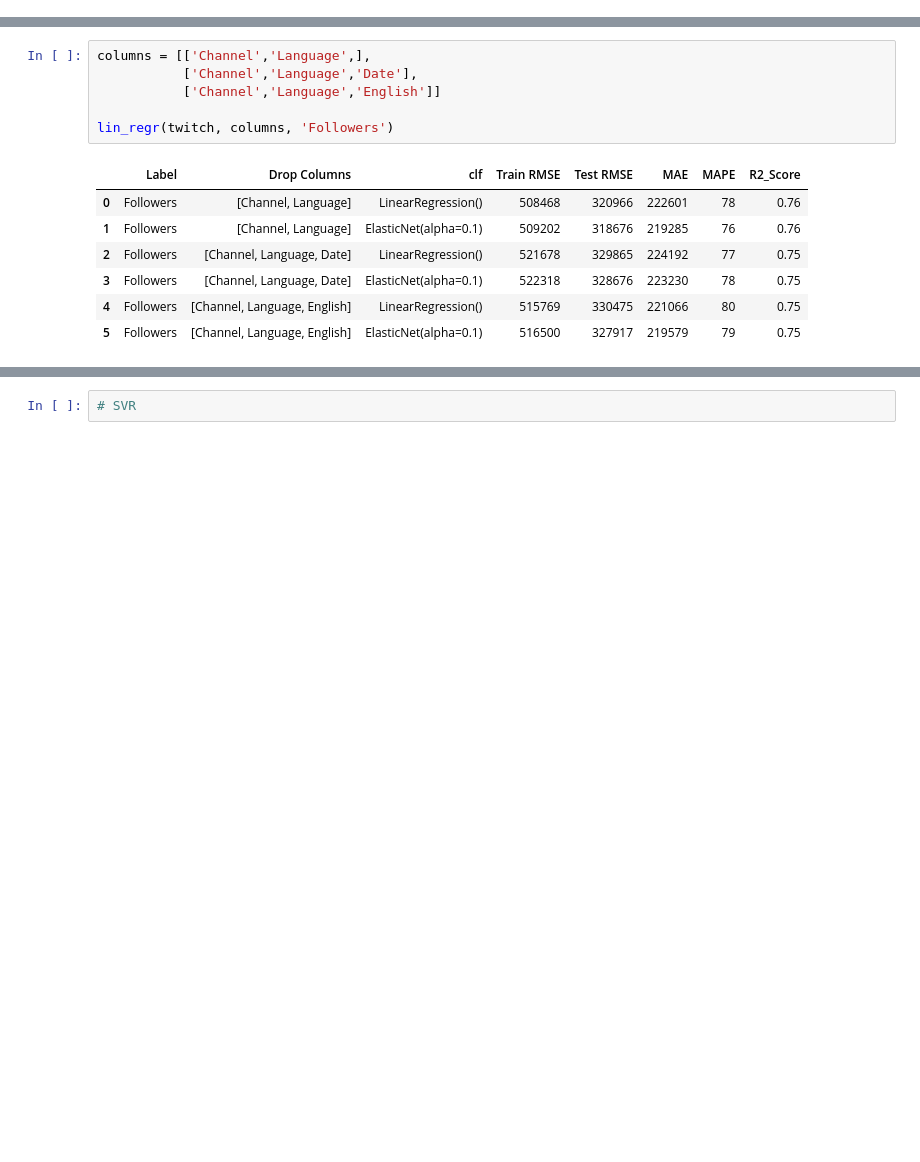
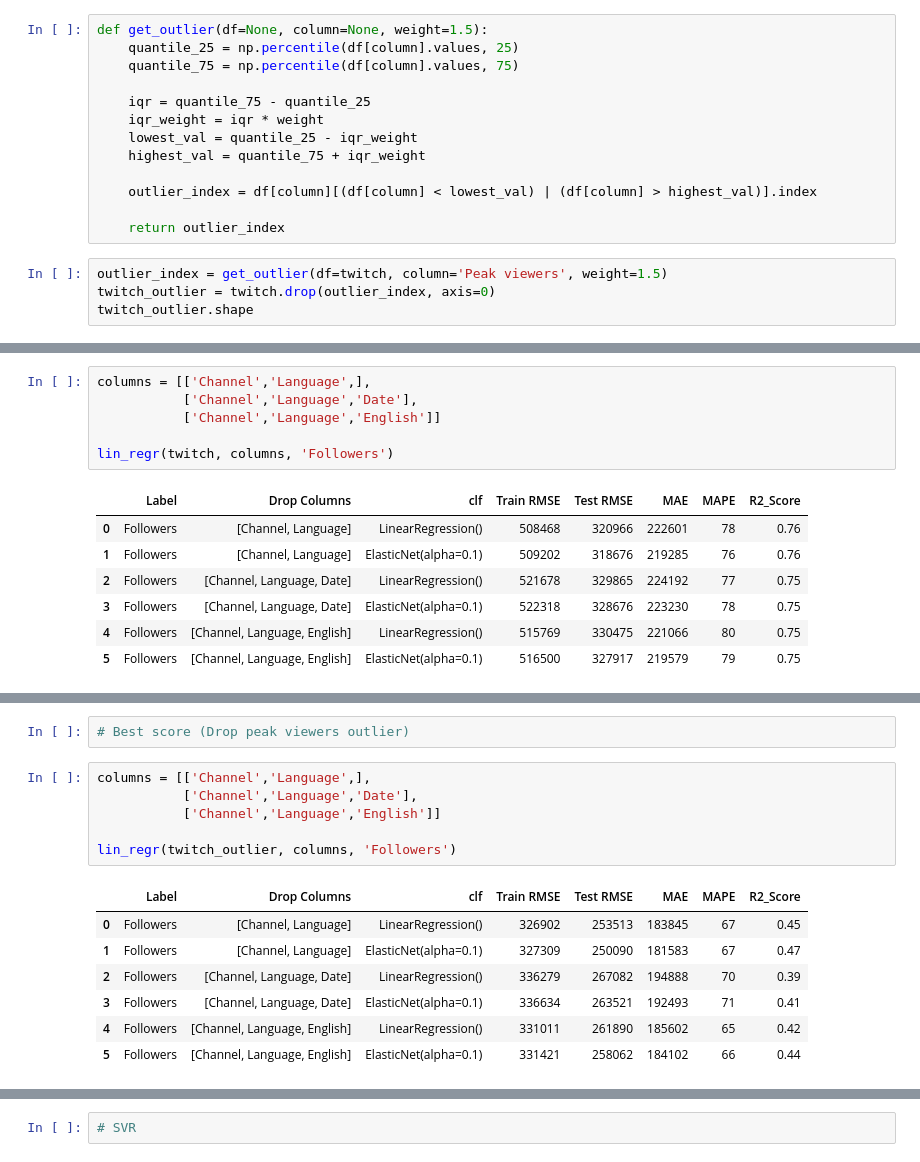
Before and after one commit to timeno10/dss_regression_twitch, a Jupyter notebook: regression.ipynb, the cells around one changed output, grey strips where cells are left out. Drawn from its saved outputs; the diff is of its cells as text; blank space fills up the shorter version.

```diff
--- a/regression.ipynb
+++ b/regression.ipynb
@@ -364,0 +196,17 @@ df.plot();
+# %%
+def get_outlier(df=None, column=None, weight=1.5):
+    quantile_25 = np.percentile(df[column].values, 25)
+    quantile_75 = np.percentile(df[column].values, 75)
+
+    iqr = quantile_75 - quantile_25
+    iqr_weight = iqr * weight
+    lowest_val = quantile_25 - iqr_weight
+    highest_val = quantile_75 + iqr_weight
+
+    outlier_index = df[column][(df[column] < lowest_val) | (df[column] > highest_val)].index
+
+    return outlier_index
+# %%
+outlier_index = get_outlier(df=twitch, column='Peak viewers', weight=1.5)
+twitch_outlier = twitch.drop(outlier_index, axis=0)
+twitch_outlier.shape
@@ -440,0 +296,16 @@ lin_regr(twitch_cln, columns, 'Followers')
+# %%
+# Best score (Drop peak viewers outlier)
+# %%
+columns = [['Channel','Language',],
+           ['Channel','Language','Date'],
+           ['Channel','Language','English']]
+
+lin_regr(twitch_outlier, columns, 'Followers')
+# %% [output]
+|  | Label | Drop Columns | clf | Train RMSE | Test RMSE | MAE | MAPE | R2_Score |
+| 0 | Followers | [Channel, Language] | LinearRegression() | 326902 | 253513 | 183845 | 67 | 0.45 |
+| 1 | Followers | [Channel, Language] | ElasticNet(alpha=0.1) | 327309 | 250090 | 181583 | 67 | 0.47 |
+| 2 | Followers | [Channel, Language, Date] | LinearRegression() | 336279 | 267082 | 194888 | 70 | 0.39 |
+| 3 | Followers | [Channel, Language, Date] | ElasticNet(alpha=0.1) | 336634 | 263521 | 192493 | 71 | 0.41 |
+| 4 | Followers | [Channel, Language, English] | LinearRegression() | 331011 | 261890 | 185602 | 65 | 0.42 |
+| 5 | Followers | [Channel, Language, English] | ElasticNet(alpha=0.1) | 331421 | 258062 | 184102 | 66 | 0.44 |
```
Also changed, not shown: parts of 26 cells of this notebook.
